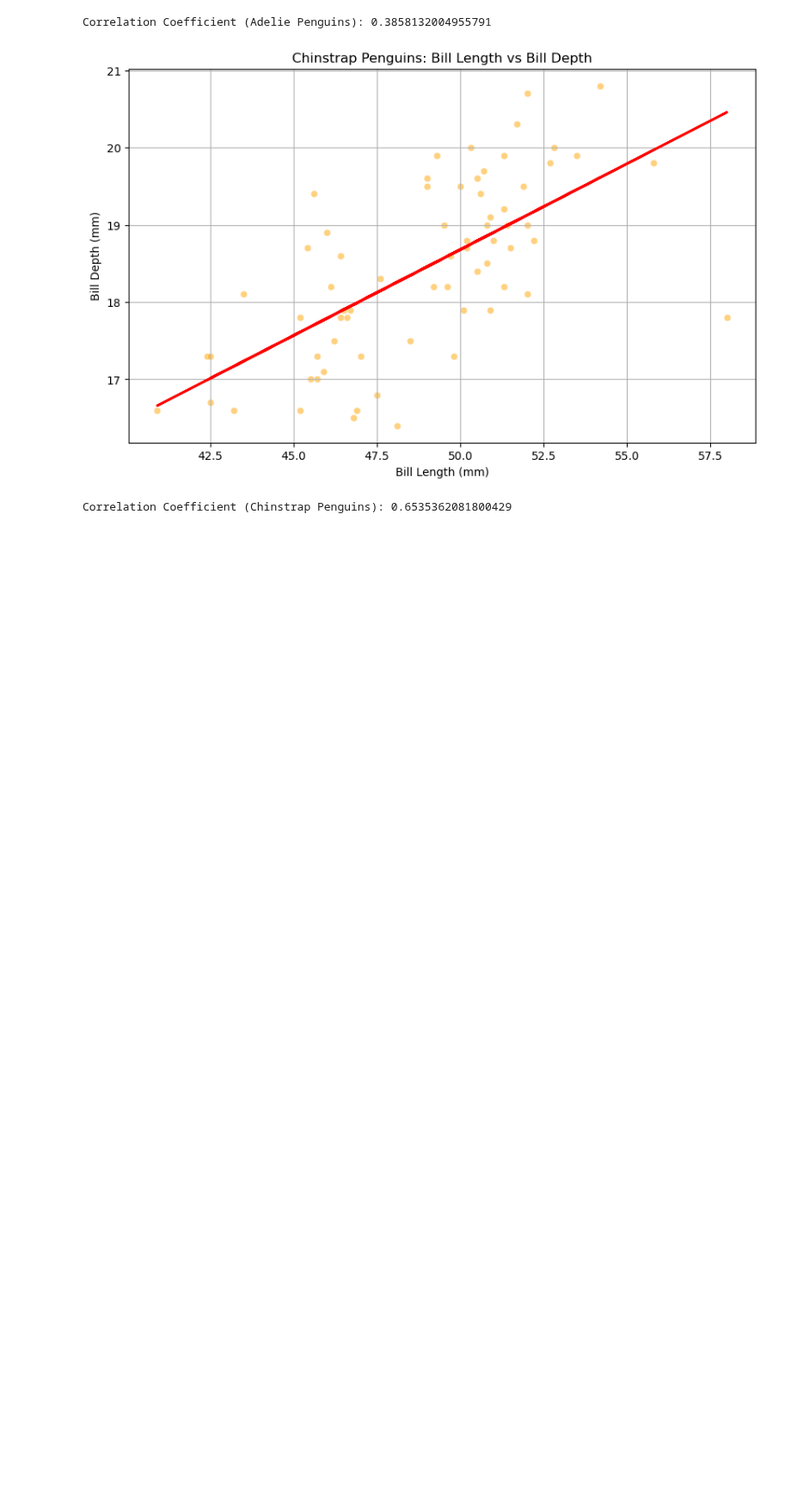
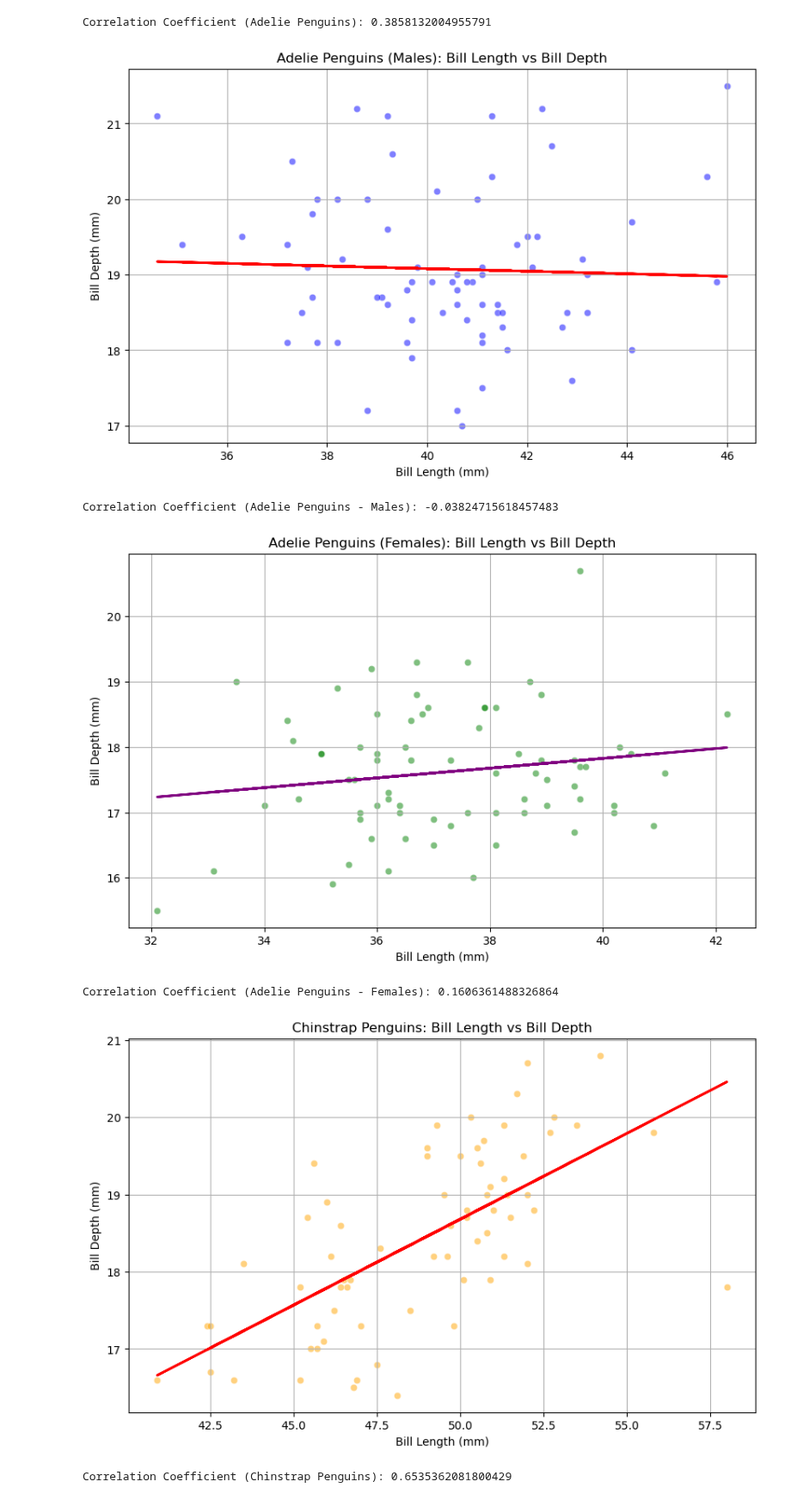
Before and after one commit to L-g00438909/my_work, a Jupyter notebook: penguins.ipynb, the cells around one changed output. Shown at 86% size. Drawn from its saved outputs; the diff is of its cells as text; code cells hidden in the pictures; blank space fills up the shorter version.

```diff
--- a/penguins.ipynb
+++ b/penguins.ipynb
@@ -972,6 +982,59 @@ print("Correlation Coefficient (Adelie Penguins):", adelie_correlation_coefficie
 # %% [output]
 [figure]
 Correlation Coefficient (Adelie Penguins): 0.3858132004955791
+# %%
+# Filter data for Adelie penguins
+adelie_male_df = df[(df['species'] == 'Adelie') & (df['sex'] == 'MALE')]
+adelie_female_df = df[(df['species'] == 'Adelie') & (df['sex'] == 'FEMALE')]
+
+# Plot scatterplot for males
+plt.figure(figsize=(10, 6))
+sns.scatterplot(x='bill_length_mm', y='bill_depth_mm', data=adelie_male_df, color='blue', alpha=0.5)
+
+# Fit linear regression model for males
+X_male = adelie_male_df[['bill_length_mm']]
+y_male = adelie_male_df['bill_depth_mm']
+model_male = LinearRegression()
+model_male.fit(X_male, y_male)
+
+# Plot regression line for males
+plt.plot(X_male, model_male.predict(X_male), color='red', linewidth=2)
+
+# Add labels and title
+plt.xlabel('Bill Length (mm)')
+plt.ylabel('Bill Depth (mm)')
+plt.title('Adelie Penguins (Males): Bill Length vs Bill Depth')
+
+# Show plot
+plt.grid(True)
+plt.show()
+
+# Calculate correlation coefficient for Adelie penguins (males)
+adelie_male_correlation_coefficient = adelie_male_df['bill_length_mm'].corr(adelie_male_df['bill_depth_mm'])
+
+print("Correlation Coefficient (Adelie Penguins - Males):", adelie_male_correlation_coefficient)
+
+
+# Repeat the process for females
+plt.figure(figsize=(10, 6))
+sns.scatterplot(x='bill_length_mm', y='bill_depth_mm', data=adelie_female_df, color='green', alpha=0.5)
+X_female = adelie_female_df[['bill_length_mm']]
+y_female = adelie_female_df['bill_depth_mm']
+model_female = LinearRegression()
+model_female.fit(X_female, y_female)
+plt.plot(X_female, model_female.predict(X_female), color='purple', linewidth=2)
+plt.xlabel('Bill Length (mm)')
+plt.ylabel('Bill Depth (mm)')
+plt.title('Adelie Penguins (Females): Bill Length vs Bill Depth')
+plt.grid(True)
+plt.show()
+adelie_female_correlation_coefficient = adelie_female_df['bill_length_mm'].corr(adelie_female_df['bill_depth_mm'])
+print("Correlation Coefficient (Adelie Penguins - Females):", adelie_female_correlation_coefficient)
+# %% [output]
+[figure, added]
+Correlation Coefficient (Adelie Penguins - Males): -0.03824715618457483
+[figure, added]
+Correlation Coefficient (Adelie Penguins - Females): 0.1606361488326864
 # %%
 # Filter data for Chinstrap penguins
 chinstrap_df = df[df['species'] == 'Chinstrap']
```
Also changed, not shown: parts of 4 cells of this notebook, 6 other files.
